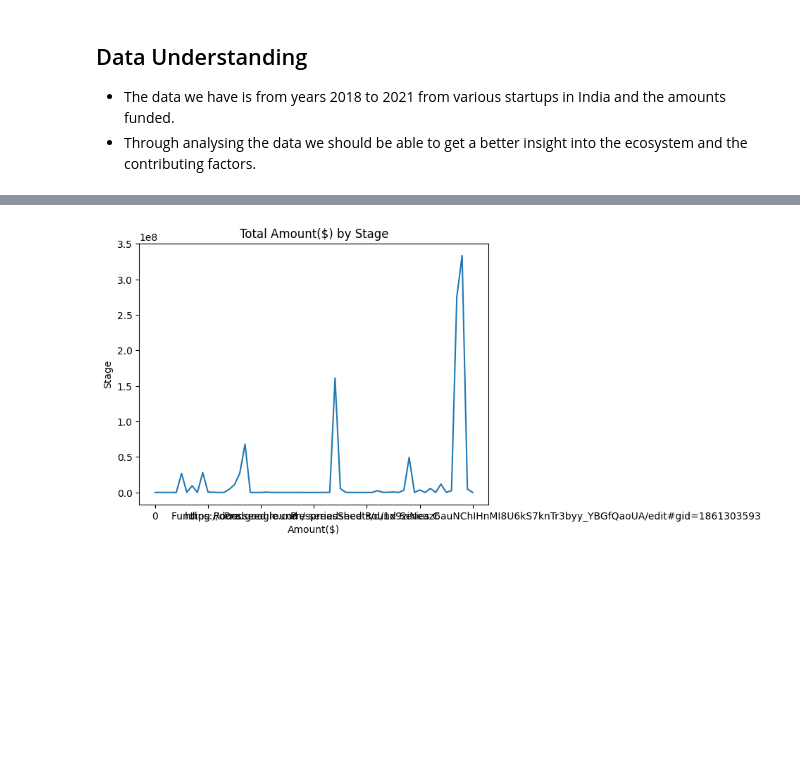
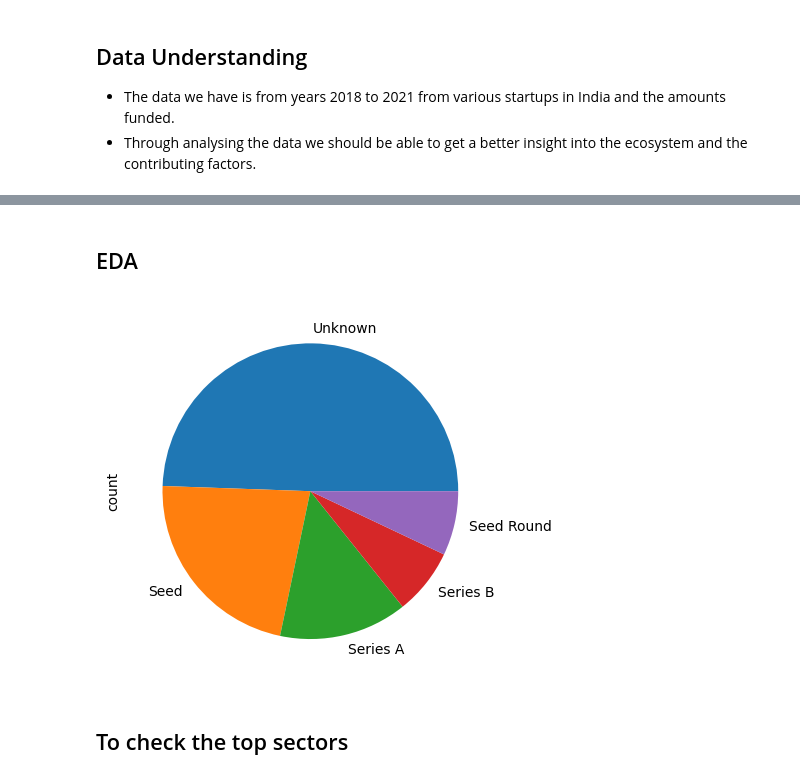
Before and after one commit to qochieng/Data-analysis-of-Startups-Funding-in-India, a Jupyter notebook: Startup-Project.ipynb, the cells around one changed output, grey strips where cells are left out. Cells and saved outputs as stored; diff of their text form; code cells hidden in the pictures; blank space fills up the shorter version.

```diff
--- a/Startup-Project.ipynb
+++ b/Startup-Project.ipynb
@@ -309,9 +319,13 @@ df_combine.plot(kind='density');
-# %%
-df_combine['Amount($)'].groupby(by=df_combine['Stage']).mean().plot(kind='line')
-
-plt.xlabel('Amount($)')
-plt.ylabel('Stage')
-plt.title('Total Amount($) by Stage')
-plt.show();
-# %% [output]
-[figure, removed]
+# %% [markdown]
+## EDA
+# %%
+# To check the different Stages
+
+Stages= df_combine['Stage'].value_counts()[:5]
+
+Stages.plot(kind='pie')
+plt.show();
+# %% [output]
+[figure, added]
+# %% [markdown]
+## To check the top sectors
```
Also changed, not shown: parts of 59 cells of this notebook, 1 other file.
